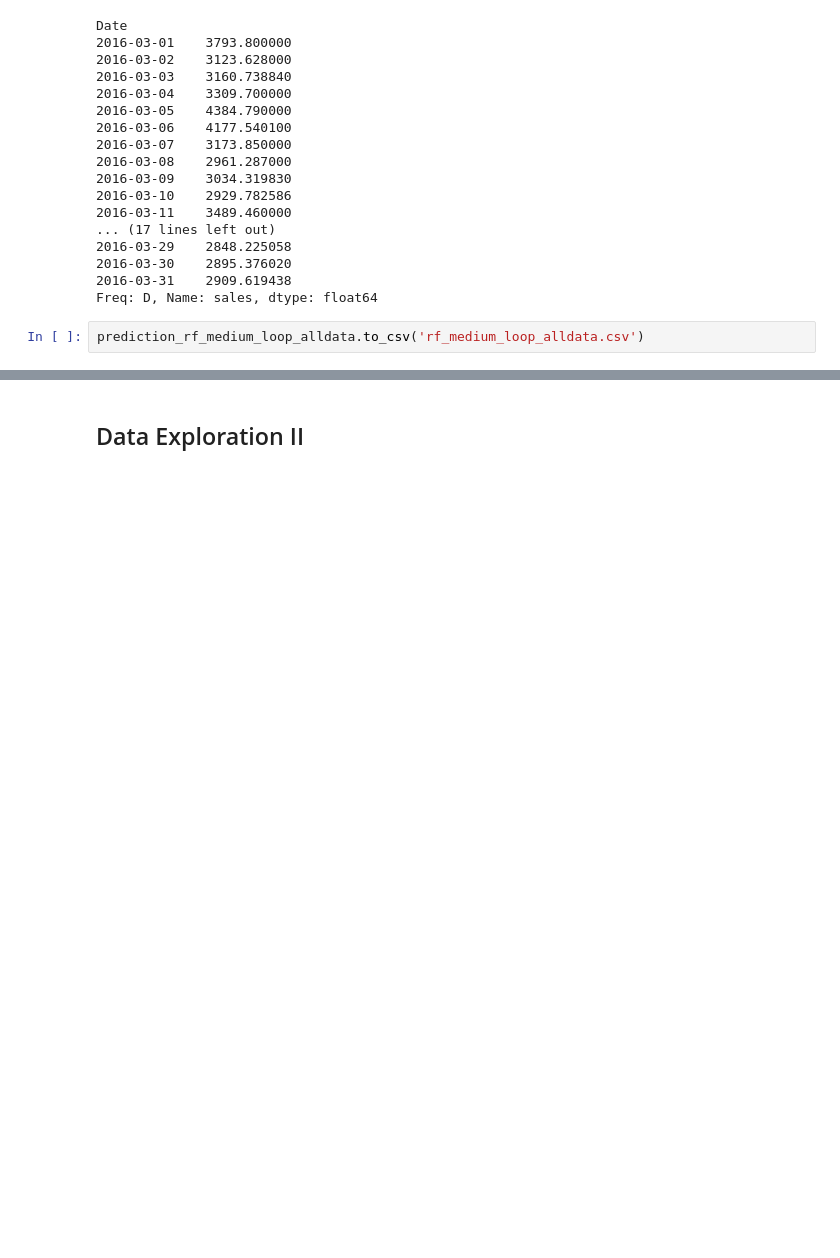
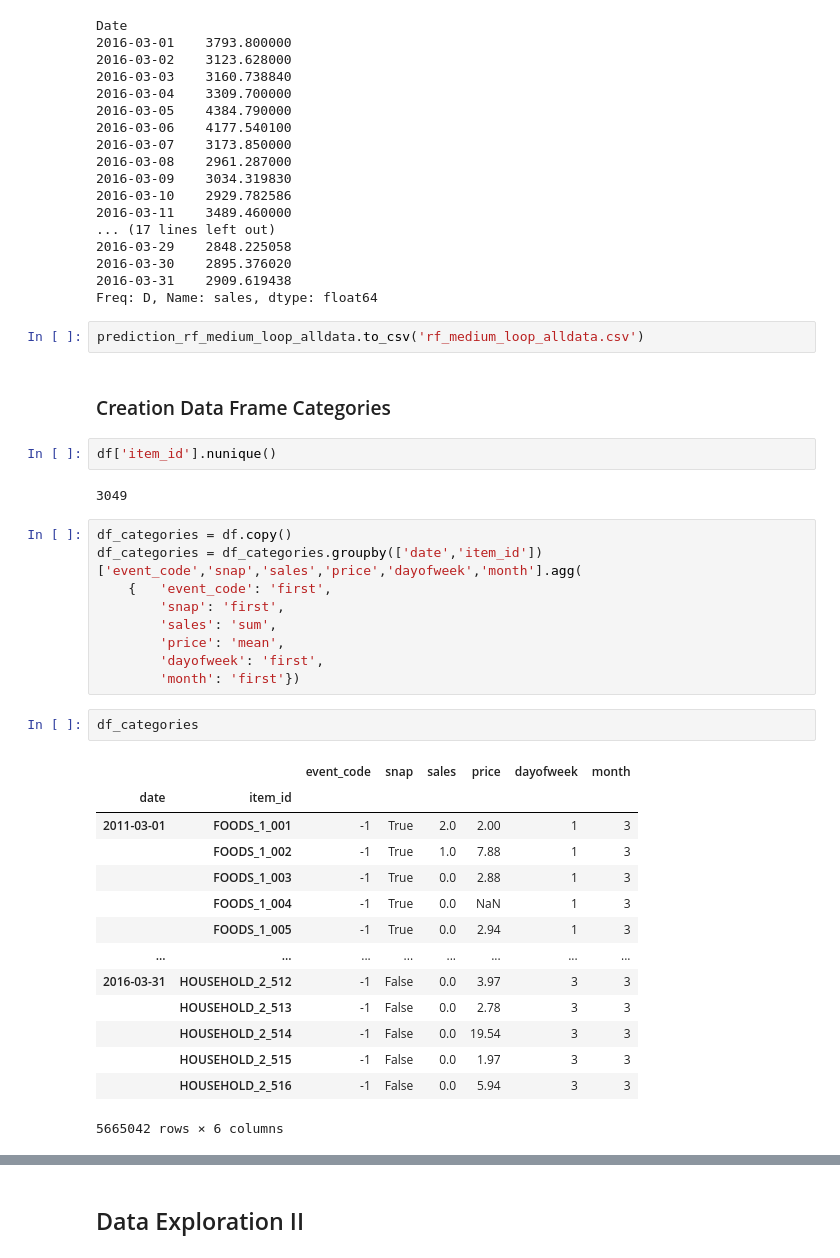
Before and after one commit to EdwinUe/BAB_WS22-23, a Jupyter notebook: Code/003BusinessAnalyticsBProjekt.ipynb, the cells around one changed output, grey strips where cells are left out. Drawn from its saved outputs; the diff is of its cells as text; blank space fills up the shorter version.

Commit message:
DataFrame and Model based on items

```diff
--- a/Code/003BusinessAnalyticsBProjekt.ipynb
+++ b/Code/003BusinessAnalyticsBProjekt.ipynb
@@ -853,3 +874,35 @@ Date
 Freq: D, Name: sales, dtype: float64
 # %%
 prediction_rf_medium_loop_alldata.to_csv('rf_medium_loop_alldata.csv')
+# %% [markdown]
+### Creation Data Frame Categories
+# %%
+df['item_id'].nunique()
+# %% [output]
+3049
+# %%
+df_categories = df.copy()
+df_categories = df_categories.groupby(['date','item_id'])['event_code','snap','sales','price','dayofweek','month'].agg(
+    {   'event_code': 'first',
+        'snap': 'first',
+        'sales': 'sum',
+        'price': 'mean',
+        'dayofweek': 'first',
+        'month': 'first'})
+# %%
+df_categories
+# %% [output]
+|  |  | event_code | snap | sales | price | dayofweek | month |
+| date | item_id |  |  |  |  |  |  |
+| 2011-03-01 | FOODS_1_001 | -1 | True | 2.0 | 2.00 | 1 | 3 |
+|  | FOODS_1_002 | -1 | True | 1.0 | 7.88 | 1 | 3 |
+|  | FOODS_1_003 | -1 | True | 0.0 | 2.88 | 1 | 3 |
+|  | FOODS_1_004 | -1 | True | 0.0 | NaN | 1 | 3 |
+|  | FOODS_1_005 | -1 | True | 0.0 | 2.94 | 1 | 3 |
+| ... | ... | ... | ... | ... | ... | ... | ... |
+| 2016-03-31 | HOUSEHOLD_2_512 | -1 | False | 0.0 | 3.97 | 3 | 3 |
+|  | HOUSEHOLD_2_513 | -1 | False | 0.0 | 2.78 | 3 | 3 |
+|  | HOUSEHOLD_2_514 | -1 | False | 0.0 | 19.54 | 3 | 3 |
+|  | HOUSEHOLD_2_515 | -1 | False | 0.0 | 1.97 | 3 | 3 |
+|  | HOUSEHOLD_2_516 | -1 | False | 0.0 | 5.94 | 3 | 3 |
+5665042 rows × 6 columns
```
Also changed, not shown: parts of 31 cells of this notebook, 9 other files.
